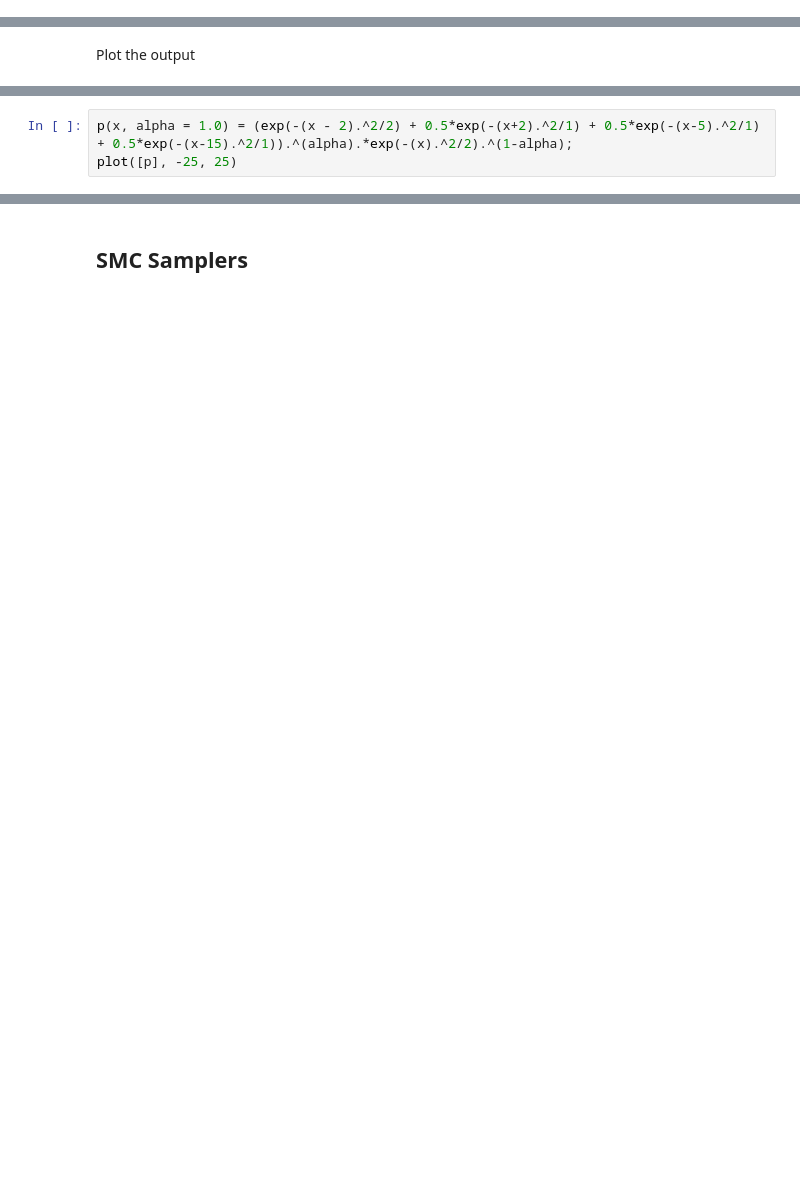
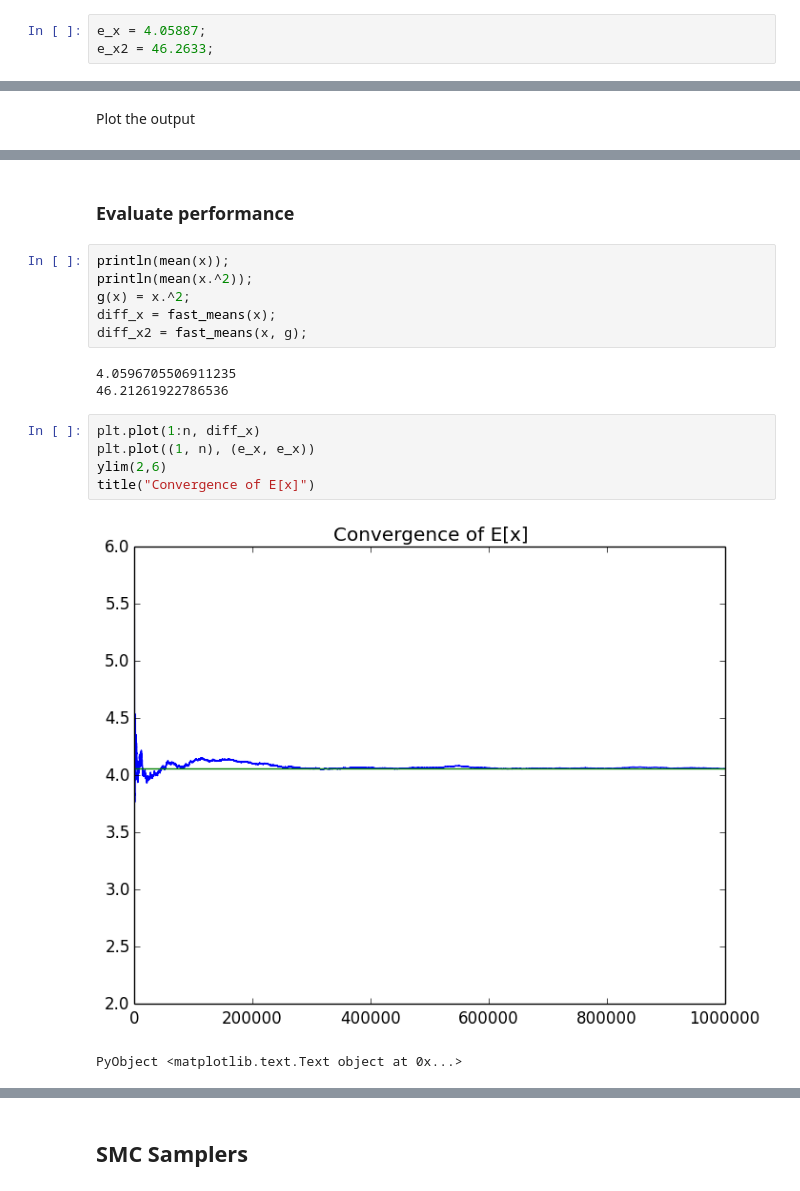
Before and after one commit to jhartford/BenchmarkingProject, a Jupyter notebook: code/MCMC.ipynb, the cells around one changed output, grey strips where cells are left out. Saved outputs shown, nothing was run; the diff lists cells and outputs as text; blank space fills up the shorter version.

```diff
--- a/code/MCMC.ipynb
+++ b/code/MCMC.ipynb
@@ -7 +29,4 @@ INFO: Loading help data...
+# %%
+e_x = 4.05887;
+e_x2 = 46.2633;
 # %% [markdown]
@@ -36,4 +50,20 @@ title("MCMC output with $n samples")
 PyObject <matplotlib.text.Text object at 0x...>
-# %%
-p(x, alpha = 1.0) = (exp(-(x - 2).^2/2) + 0.5*exp(-(x+2).^2/1) + 0.5*exp(-(x-5).^2/1) + 0.5*exp(-(x-15).^2/1)).^(alpha).*exp(-(x).^2/2).^(1-alpha);
-plot([p], -25, 25)
+# %% [markdown]
+### Evaluate performance
+# %%
+println(mean(x));
+println(mean(x.^2));
+g(x) = x.^2;
+diff_x = fast_means(x);
+diff_x2 = fast_means(x, g);
+# %% [output]
+4.0596705506911235
+46.21261922786536
+# %%
+plt.plot(1:n, diff_x)
+plt.plot((1, n), (e_x, e_x))
+ylim(2,6)
+title("Convergence of E[x]")
+# %% [output]
+[figure, added]
+PyObject <matplotlib.text.Text object at 0x...>
```
Also changed, not shown: parts of 16 cells of this notebook, 1 other file.
